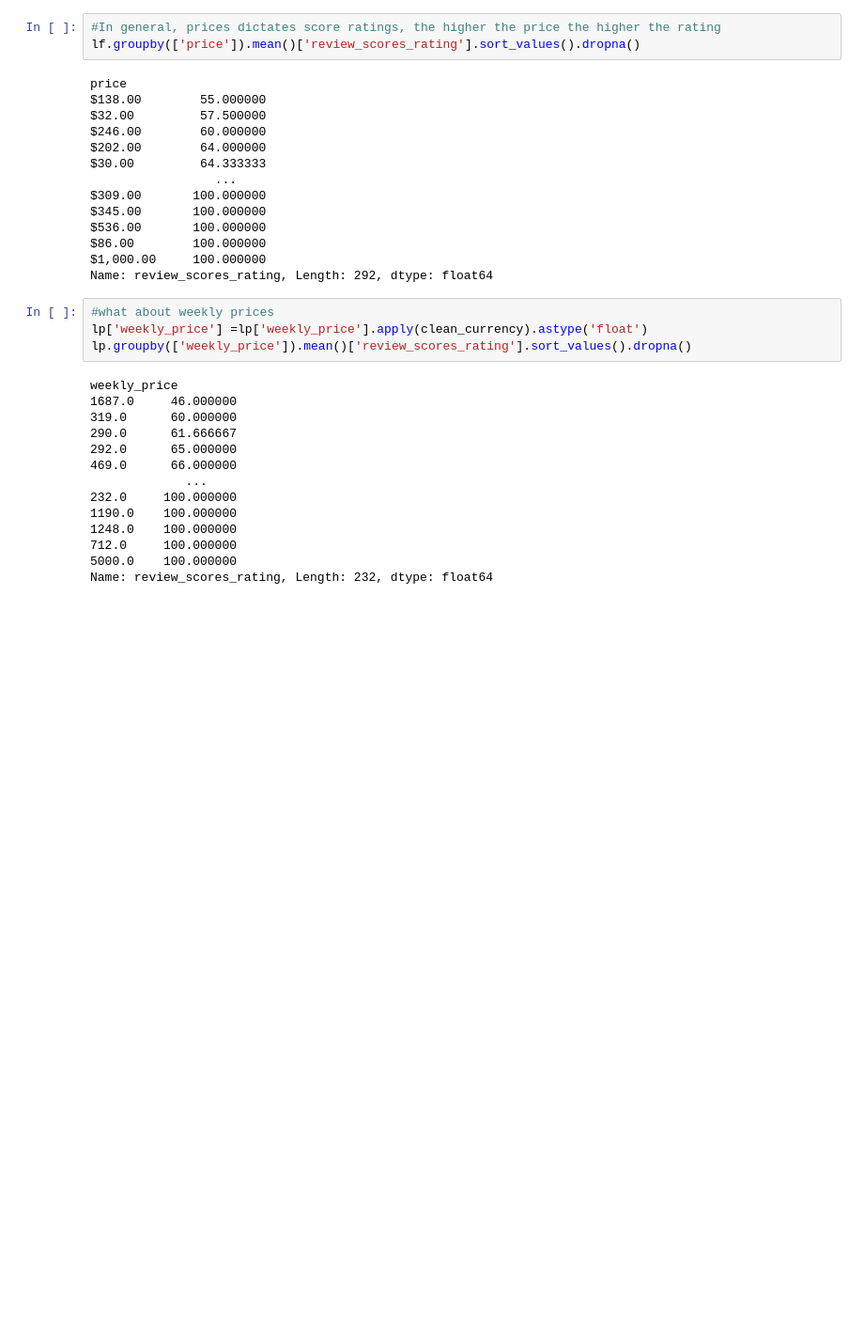
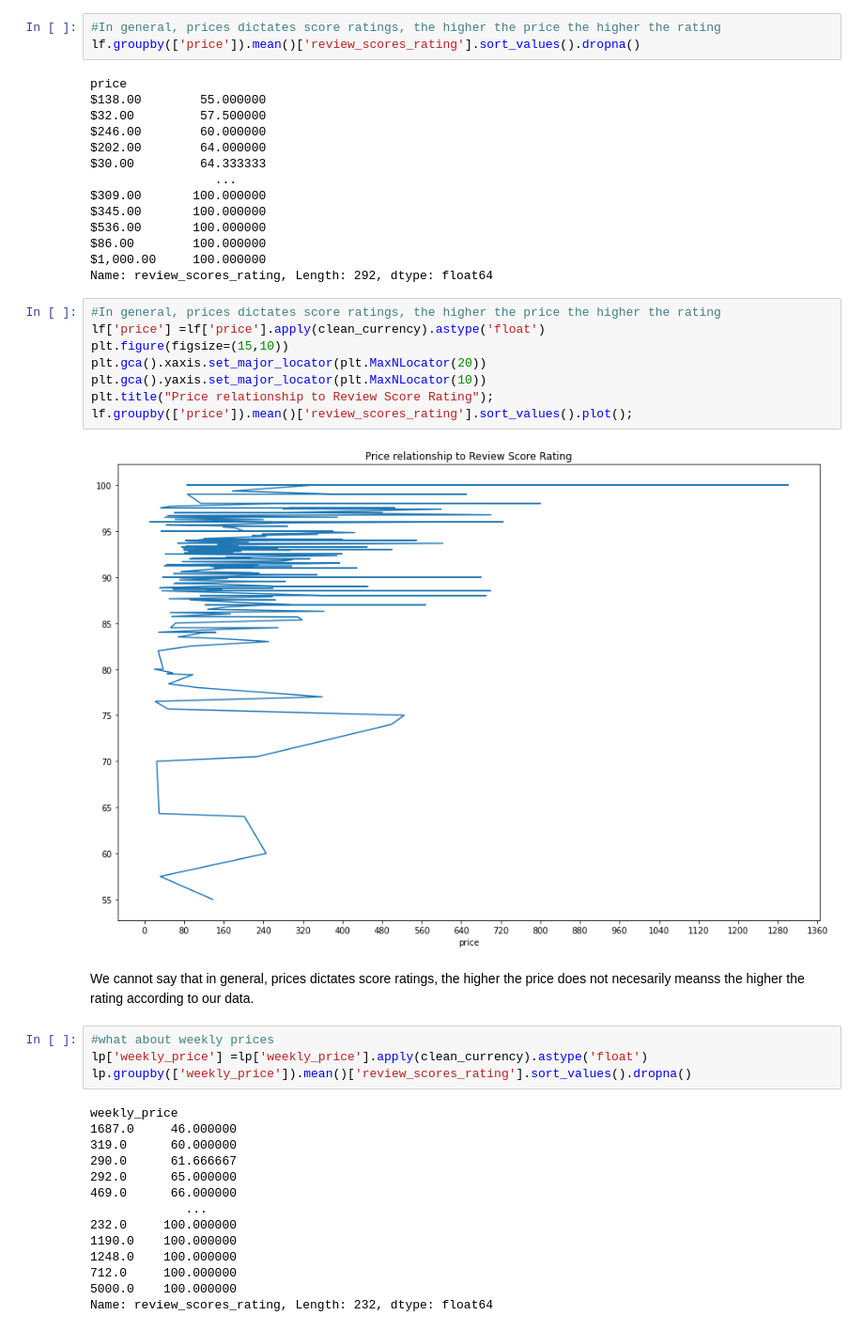
Before and after one commit to gichelli/airbnb-data-science, a Jupyter notebook: p1/prepare_data.ipynb, the cells around one changed output. Shown at 94% size. Cells and saved outputs as stored; diff of their text form; blank space fills up the shorter version.

```diff
--- a/p1/prepare_data.ipynb
+++ b/p1/prepare_data.ipynb
@@ -460,6 +484,18 @@ $536.00       100.000000
 $86.00        100.000000
 $1,000.00     100.000000
 Name: review_scores_rating, Length: 292, dtype: float64
+# %%
+#In general, prices dictates score ratings, the higher the price the higher the rating
+lf['price'] =lf['price'].apply(clean_currency).astype('float')
+plt.figure(figsize=(15,10))
+plt.gca().xaxis.set_major_locator(plt.MaxNLocator(20))
+plt.gca().yaxis.set_major_locator(plt.MaxNLocator(10))
+plt.title("Price relationship to Review Score Rating");
+lf.groupby(['price']).mean()['review_scores_rating'].sort_values().plot();
+# %% [output]
+[figure, added]
+# %% [markdown]
+We cannot say that in general, prices dictates score ratings, the higher the price does not necesarily meanss the higher the rating according to our data.
 # %%
 #what about weekly prices
 lp['weekly_price'] =lp['weekly_price'].apply(clean_currency).astype('float')
```
Also changed, not shown: parts of 42 cells of this notebook, 4 other files.
